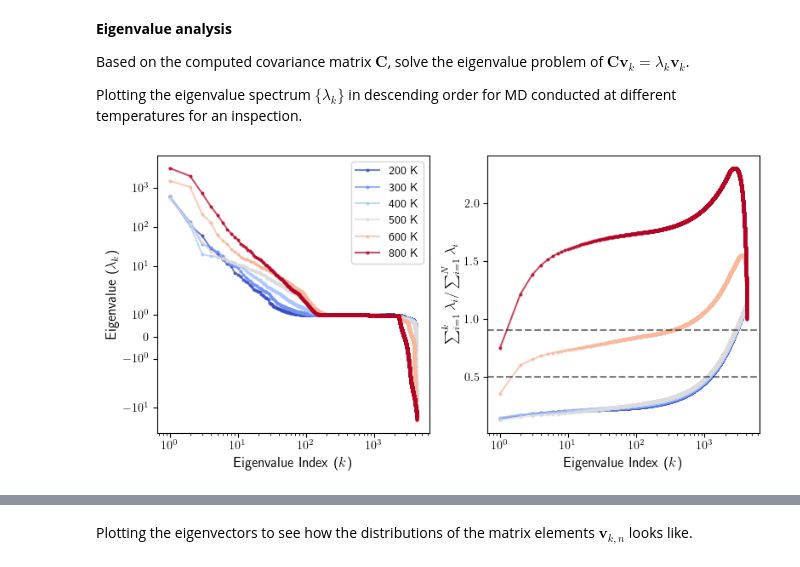
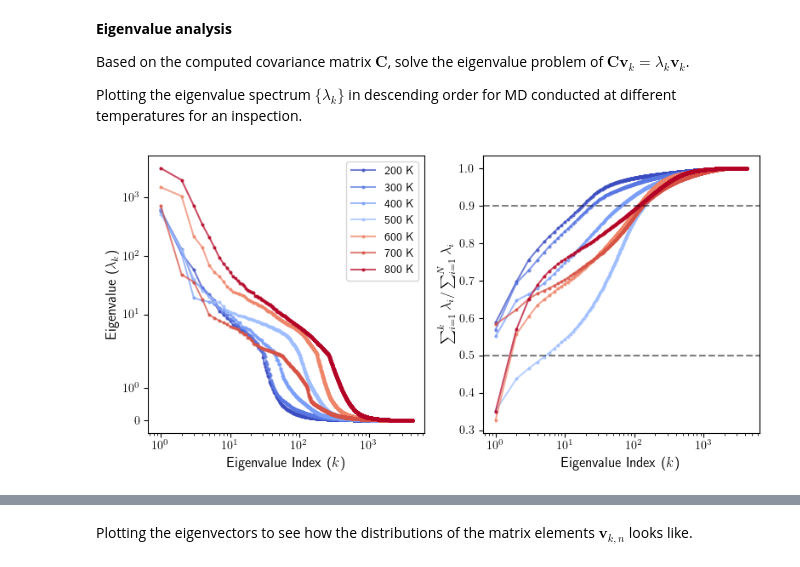
Before and after one commit to yangjackie/diffuser, a Jupyter notebook: essential_dynamics.ipynb, the cells around one changed output, grey strips where cells are left out. Drawn from its saved outputs; the diff is of its cells as text; code cells hidden in the pictures.

```diff
--- a/essential_dynamics.ipynb
+++ b/essential_dynamics.ipynb
@@ -93,16 +105,13 @@ for frame in _progress(traj, desc="Compute mass-normalized displacements", leave
 
 Computing the covariant matrix $\mathbf{C}$ for the displacements, in which the matrix element $C_{i\alpha,j\beta}=\langle\sqrt{m_i m_j}\Delta r_{i\alpha} \Delta r_{j\beta}\rangle$, where the Greek subscript denotes Cartesian direction.
 # %%
-covariance_matrix = np.zeros((averaged_structure.get_number_of_atoms() * 3, averaged_structure.get_number_of_atoms() * 3))
-atomic_displacements = np.array(atomic_displacements)
+atomic_displacements = np.asarray(atomic_displacements, dtype=float)
 
-for i in _progress(range(averaged_structure.get_number_of_atoms() * 3), desc="Compute covariance matrix", leave=False):
-    dispalacement_i = atomic_displacements[:, i]
-    covariance_matrix[i, i+1:] = np.dot(dispalacement_i, atomic_displacements[:, i+1:])/dispalacement_i.shape[0]
+# Compute covariance in one shot: C = X^T X / n_frames
+n_frames = atomic_displacements.shape[0]
+covariance_matrix = (atomic_displacements.T @ atomic_displacements) / n_frames
 
-covariance_matrix += covariance_matrix.T + np.identity(averaged_structure.get_number_of_atoms() * 3)
-
-np.save(traj_directory + "covariance_matrix_from_averaged_structure.npy", covariance_matrix)
+np.save(traj_directory + "covariance_matrix.npy", covariance_matrix)
 # %% [markdown]
 **Eigenvalue analysis**
 
@@ -111,18 +120,22 @@ Based on the computed covariance matrix $\mathbf{C}$, solve the eigenvalue probl
 Plotting the eigenvalue spectrum $\{\lambda_k\}$ in descending order for MD conducted at different temperatures for an inspection.
 # %%
 from matplotlib import pyplot as plt
-covariance_matrix_200K = np.load("/Users/jackyang-macmini/OneDrive - UNSW/Documents/Projects/artificial_intelligence/LiPSCl-diffusion/nve_md/FT_MACE_long_traj/200_K/covariance_matrix_from_averaged_structure.npy")
-covariance_matrix_300K = np.load("/Users/jackyang-macmini/OneDrive - UNSW/Documents/Projects/artificial_intelligence/LiPSCl-diffusion/nve_md/FT_MACE_long_traj/300_K/covariance_matrix_from_averaged_structure.npy")
-covariance_matrix_400K = np.load("/Users/jackyang-macmini/OneDrive - UNSW/Documents/Projects/artificial_intelligence/LiPSCl-diffusion/nve_md/FT_MACE_long_traj/400_K/covariance_matrix_from_averaged_structure.npy")
-covariance_matrix_500K = np.load("/Users/jackyang-macmini/OneDrive - UNSW/Documents/Projects/artificial_intelligence/LiPSCl-diffusion/nve_md/FT_MACE_long_traj/500_K/covariance_matrix_from_averaged_structure.npy")
-covariance_matrix_600K = np.load("/Users/jackyang-macmini/OneDrive - UNSW/Documents/Projects/artificial_intelligence/LiPSCl-diffusion/nve_md/FT_MACE_long_traj/600_K/covariance_matrix_from_averaged_structure.npy")
-covariance_matrix_800K = np.load("/Users/jackyang-macmini/OneDrive - UNSW/Documents/Projects/artificial_intelligence/LiPSCl-diffusion/nve_md/FT_MACE_long_traj/800_K/covariance_matrix_from_averaged_structure.npy")
+covariance_matrix_200K = np.load("/Users/jackyang-macmini/OneDrive - UNSW/Documents/Projects/artificial_intelligence/LiPSCl-diffusion/nve_md/FT_MACE_long_traj/200_K/covariance_matrix.npy")
+covariance_matrix_300K = np.load("/Users/jackyang-macmini/OneDrive - UNSW/Documents/Projects/artificial_intelligence/LiPSCl-diffusion/nve_md/FT_MACE_long_traj/300_K/covariance_matrix.npy")
+covariance_matrix_400K = np.load("/Users/jackyang-macmini/OneDrive - UNSW/Documents/Projects/artificial_intelligence/LiPSCl-diffusion/nve_md/FT_MACE_long_traj/400_K/covariance_matrix.npy")
+covariance_matrix_500K = np.load("/Users/jackyang-macmini/OneDrive - UNSW/Documents/Projects/artificial_intelligence/LiPSCl-diffusion/nve_md/FT_MACE_long_traj/500_K/covariance_matrix.npy")
+covariance_matrix_600K = np.load("/Users/jackyang-macmini/OneDrive - UNSW/Documents/Projects/artificial_intelligence/LiPSCl-diffusion/nve_md/FT_MACE_long_traj/600_K/covariance_matrix.npy")
+covariance_matrix_700K = np.load("/Users/jackyang-macmini/OneDrive - UNSW/Documents/Projects/artificial_intelligence/LiPSCl-diffusion/nve_md/FT_MACE_long_traj/700_K/covariance_matrix.npy")
+covariance_matrix_800K = np.load("/Users/jackyang-macmini/OneDrive - UNSW/Documents/Projects/artificial_intelligence/LiPSCl-diffusion/nve_md/FT_MACE_long_traj/800_K/covariance_matrix.npy")
+
+
 
 eigenvalues_200K, eigenvectors_200K = np.linalg.eigh(covariance_matrix_200K)
 eigenvalues_300K, eigenvectors_300K = np.linalg.eigh(covariance_matrix_300K)
 eigenvalues_400K, eigenvectors_400K = np.linalg.eigh(covariance_matrix_400K)
 eigenvalues_500K, eigenvectors_500K = np.linalg.eigh(covariance_matrix_500K)
 eigenvalues_600K, eigenvectors_600K = np.linalg.eigh(covariance_matrix_600K)
+eigenvalues_700K, eigenvectors_700K = np.linalg.eigh(covariance_matrix_700K)
 eigenvalues_800K, eigenvectors_800K = np.linalg.eigh(covariance_matrix_800K)
 
 #sort the eigenvectors according to descending order of eigenvalues
@@ -131,16 +144,18 @@ eigenvectors_300K = eigenvectors_300K[:, np.argsort(eigenvalues_300K)[::-1]]
 eigenvectors_400K = eigenvectors_400K[:, np.argsort(eigenvalues_400K)[::-1]]
 eigenvectors_500K = eigenvectors_500K[:, np.argsort(eigenvalues_500K)[::-1]]
 eigenvectors_600K = eigenvectors_600K[:, np.argsort(eigenvalues_600K)[::-1]]
+eigenvectors_700K = eigenvectors_700K[:, np.argsort(eigenvalues_700K)[::-1]]
 eigenvectors_800K = eigenvectors_800K[:, np.argsort(eigenvalues_800K)[::-1]]
 
 #pick a color from the matplotlib colormap for each temperature
-colors = plt.cm.coolwarm(np.linspace(0, 1, 7))
+colors = plt.cm.coolwarm(np.linspace(0, 1, 11))
 color_200K = colors[0]
 color_300K = colors[1]
 color_400K = colors[2]
-color_500K = colors[3]
-color_600K = colors[4]
-color_800K = colors[6]
+color_500K = colors[7]
+color_600K = colors[8]
+color_700K = colors[9]
+color_800K = colors[10]
 
 fig,ax = plt.subplots(1,2, figsize=(8,4))
 ax[0].plot([i+1 for i in range(len(eigenvalues_200K))], np.sort(eigenvalues_200K, axis=None)[::-1],'o-', c=color_200K, label='200 K',alpha=0.7,markersize=2)
@@ -148,40 +163,43 @@ ax[0].plot([i+1 for i in range(len(eigenvalues_300K))], np.sort(eigenvalues_300K
 ax[0].plot([i+1 for i in range(len(eigenvalues_400K))], np.sort(eigenvalues_400K, axis=None)[::-1],'o-', c=color_400K, label='400 K',alpha=0.7,markersize=2)
 ax[0].plot([i+1 for i in range(len(eigenvalues_500K))], np.sort(eigenvalues_500K, axis=None)[::-1],'o-', c=color_500K, label='500 K',alpha=0.7,markersize=2)
 ax[0].plot([i+1 for i in range(len(eigenvalues_600K))], np.sort(eigenvalues_600K, axis=None)[::-1],'o-', c=color_600K, label='600 K',alpha=0.7,markersize=2)
+ax[0].plot([i+1 for i in range(len(eigenvalues_700K))], np.sort(eigenvalues_700K, axis=None)[::-1],'o-', c=color_700K, label='700 K',alpha=0.7,markersize=2)
 ax[0].plot([i+1 for i in range(len(eigenvalues_800K))], np.sort(eigenvalues_800K, axis=None)[::-1],'o-', c=color_800K, label='800 K',alpha=0.7,markersize=2)
 
 ax[0].set_yscale("symlog")
 ax[0].set_xscale("log")
 ax[0].set_xlabel('Eigenvalue Index ($k$)', fontsize=12)
 ax[0].set_ylabel('Eigenvalue ($\\lambda_k$)', fontsize=12)
 ax[0].tick_params(axis='both', which='both', labelsize=10)
 ax[0].legend(fontsize=10)
 
 _eigenvalues_200K = np.sort(eigenvalues_200K, axis=None)[::-1]
 _eigenvalues_600K = np.sort(eigenvalues_600K, axis=None)[::-1]
 _eigenvalues_300K = np.sort(eigenvalues_300K, axis=None)[::-1]
 _eigenvalues_500K = np.sort(eigenvalues_500K, axis=None)[::-1]
 _eigenvalues_400K = np.sort(eigenvalues_400K, axis=None)[::-1]
+_eigenvalues_700K = np.sort(eigenvalues_700K, axis=None)[::-1]
 _eigenvalues_800K = np.sort(eigenvalues_800K, axis=None)[::-1]
 
 ax[1].plot([i+1 for i in range(len(eigenvalues_200K))], [np.sum(_eigenvalues_200K[:i+1])/np.sum(eigenvalues_200K) for i in range(len(eigenvalues_200K))],'-o', c=color_200K, label='200 K',alpha=0.7,markersize=2)
 ax[1].plot([i+1 for i in range(len(eigenvalues_300K))], [np.sum(_eigenvalues_300K[:i+1])/np.sum(eigenvalues_300K) for i in range(len(eigenvalues_300K))],'-o', c=color_300K, label='300 K',alpha=0.7,markersize=2)
 ax[1].plot([i+1 for i in range(len(eigenvalues_400K))], [np.sum(_eigenvalues_400K[:i+1])/np.sum(eigenvalues_400K) for i in range(len(eigenvalues_400K))],'-o', c=color_400K, label='400 K',alpha=0.7,markersize=2)
 ax[1].plot([i+1 for i in range(len(eigenvalues_500K))], [np.sum(_eigenvalues_500K[:i+1])/np.sum(eigenvalues_500K) for i in range(len(eigenvalues_500K))],'-o', c=color_500K, label='500 K',alpha=0.7,markersize=2)
 ax[1].plot([i+1 for i in range(len(eigenvalues_600K))], [np.sum(_eigenvalues_600K[:i+1])/np.sum(eigenvalues_600K) for i in range(len(eigenvalues_600K))],'-o', c=color_600K, label='600 K',alpha=0.7,markersize=2)
+ax[1].plot([i+1 for i in range(len(eigenvalues_700K))], [np.sum(_eigenvalues_700K[:i+1])/np.sum(eigenvalues_700K) for i in range(len(eigenvalues_700K))],'-o', c=color_700K, label='700 K',alpha=0.7,markersize=2)
 ax[1].plot([i+1 for i in range(len(eigenvalues_800K))], [np.sum(_eigenvalues_800K[:i+1])/np.sum(eigenvalues_800K) for i in range(len(eigenvalues_800K))],'-o', c=color_800K, label='800 K',alpha=0.7,markersize=2)
 ax[1].set_xscale("log")
 #ax[1].set_yscale("log")
 ax[1].set_xlabel('Eigenvalue Index ($k$)', fontsize=12)
 ax[1].set_ylabel('$\\sum_{i=1}^k \\lambda_i / \\sum_{i=1}^N \\lambda_i$', fontsize=12)
 ax[1].tick_params(axis='both', which='both', labelsize=10)
 #ax[1].legend()
 ax[1].axhline(0.9, c='k', ls='--', alpha=0.5)
 ax[1].axhline(0.5, c='k', ls='--', alpha=0.5)
 plt.tight_layout()
 plt.show()
 # %% [output]
-[figure, old version]
+[figure, new version]
 # %%
 # repeat the above analysis but for particular sublattice only
 element = "Li"
```
Also changed, not shown: parts of 3 cells of this notebook, 2 other files.
